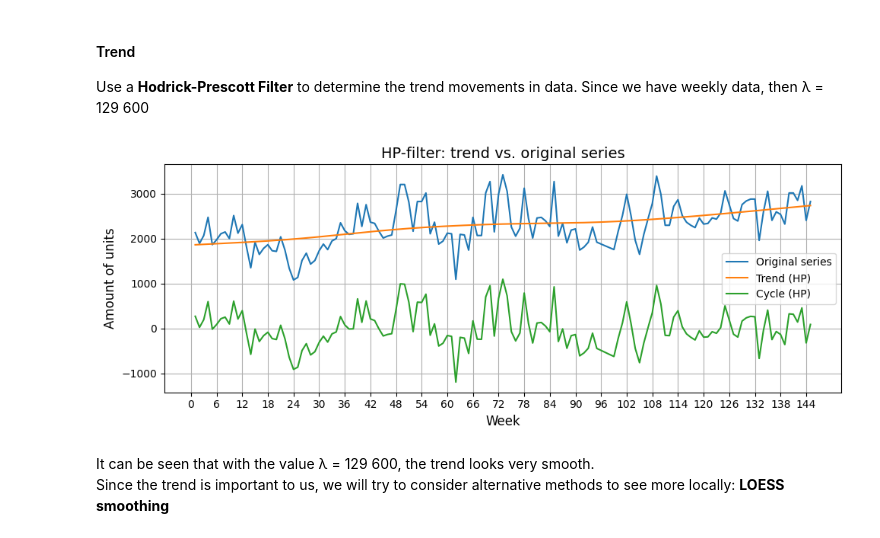
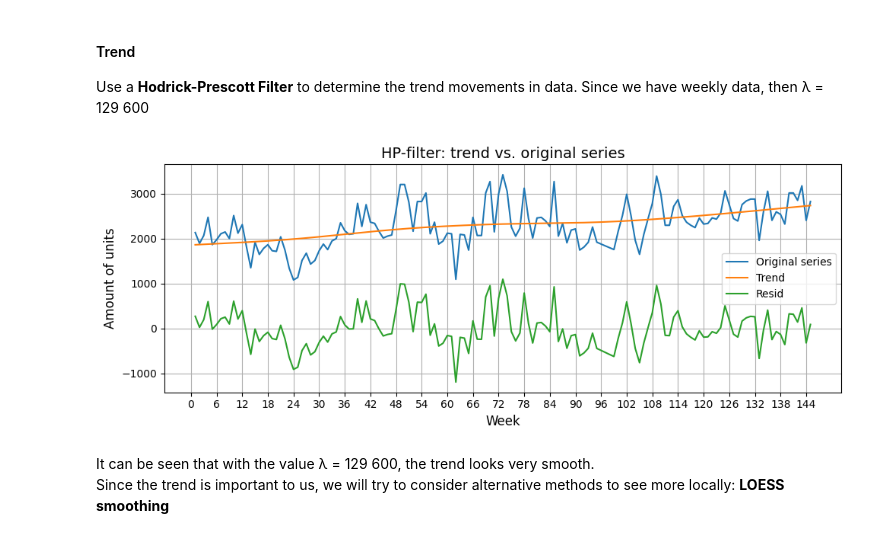
Before and after one commit to AwanRaskall/ml-demand-driven-order-planning, a Jupyter notebook: product_demand_prediction.ipynb, the cells around one changed output. Cells and saved outputs as stored; diff of their text form; code cells hidden in the pictures.

```diff
--- a/product_demand_prediction.ipynb
+++ b/product_demand_prediction.ipynb
@@ -445,10 +445,10 @@ plot_graph(df_work, title = 'Number of ordered products')
 #### Trend
 Use a **Hodrick-Prescott Filter** to determine the trend movements in data. Since we have weekly data, then λ = 129 600
 # %%
-trend, cycle = hpfilter(df_work, lamb = 129600)
-plot_graph(df_work, cycle, trend, title = 'HP-filter: trend vs. original series', labels = ['Original series', 'Trend (HP)', 'Cycle (HP)'], legend = True)
+trend, resid = hpfilter(df_work, lamb = 129600)
+plot_graph(df_work, resid, trend, title = 'HP-filter: trend vs. original series', labels = ['Original series', 'Trend', 'Resid'], legend = True)
 # %% [output]
-[figure, old version]
+[figure, new version]
 # %% [markdown]
 It can be seen that with the value λ = 129 600, the trend looks very smooth.
 Since the trend is important to us, we will try to consider alternative methods to see more locally: **LOESS smoothing**
```
Also changed, not shown: parts of 12 cells of this notebook.
